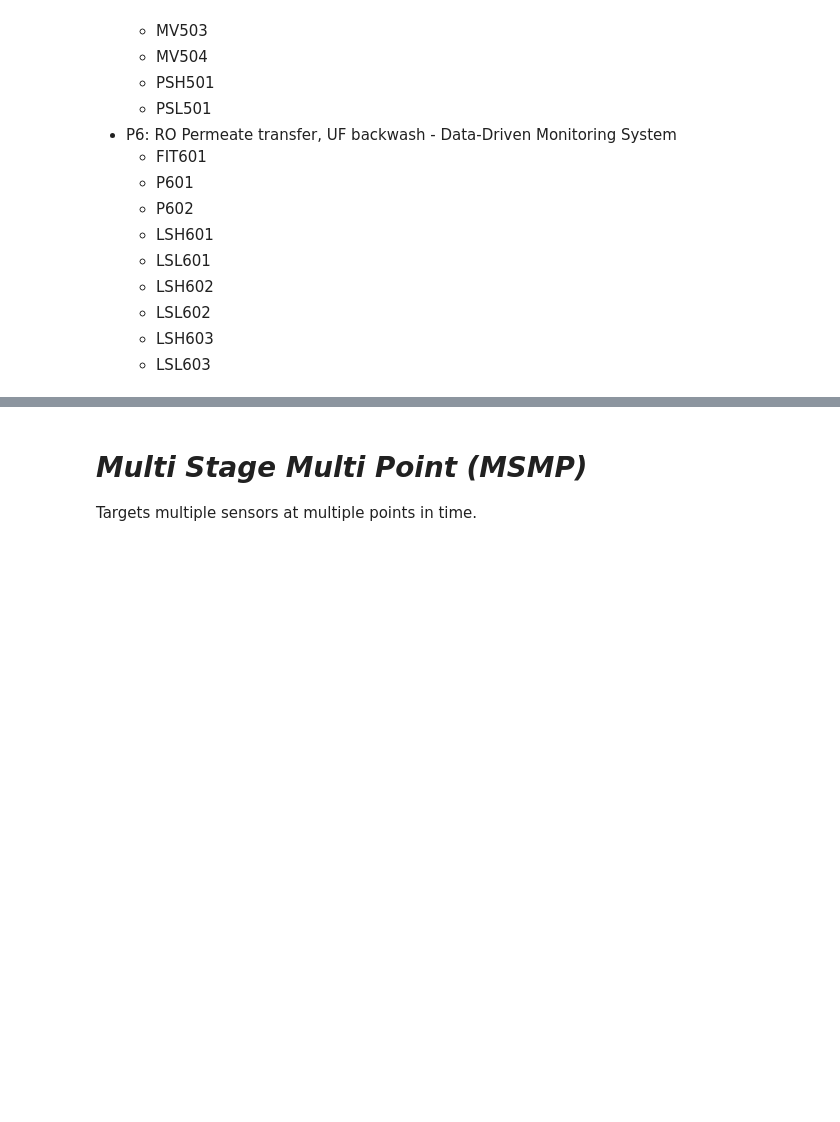
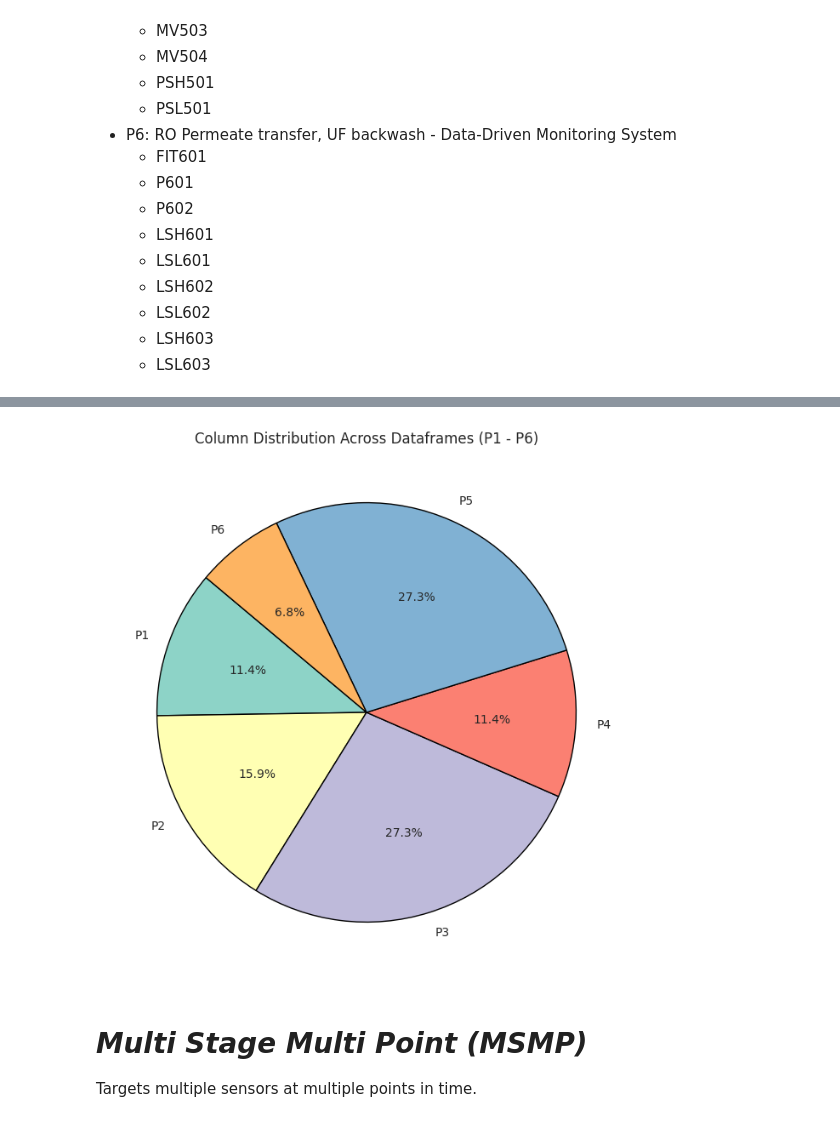
Before and after one commit to ClovisDyArx/cyberml_projet, a Jupyter notebook: dataset2_subject1_new_dataset.ipynb, the cells around one changed output, grey strips where cells are left out. Drawn from its saved outputs; the diff is of its cells as text; code cells hidden in the pictures; blank space fills up the shorter version.

```diff
--- a/dataset2_subject1_new_dataset.ipynb
+++ b/dataset2_subject1_new_dataset.ipynb
@@ -642,3 +681,31 @@ False
+# %%
+column_counts = {
+    'P1': p1_.shape[1],
+    'P2': p2_.shape[1],
+    'P3': p3_.shape[1],
+    'P4': p4_.shape[1],
+    'P5': p5_.shape[1],
+    'P6': p6_.shape[1]
+}
+
+labels = column_counts.keys()
+sizes = column_counts.values()
+
+plt.figure(figsize=(8, 8))
+plt.pie(
+    sizes,
+    labels=labels,
+    autopct='%1.1f%%',
+    startangle=140,
+    colors=plt.cm.Set3.colors,
+    wedgeprops={'edgecolor': 'black'}
+)
+
+plt.title('Column Distribution Across Dataframes (P1 - P6)')
+plt.savefig("swat_column_distribution.png")
+plt.show()
+# %% [output]
+[figure, added]
 # %%
 # Utils
 
```
Also changed, not shown: parts of 10 cells of this notebook, 4 other files.
